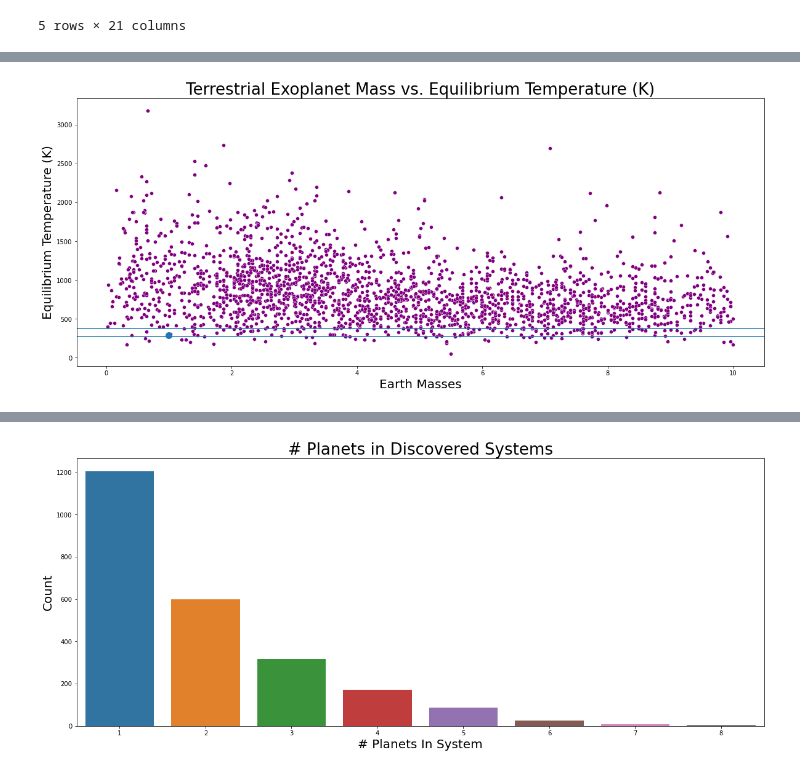
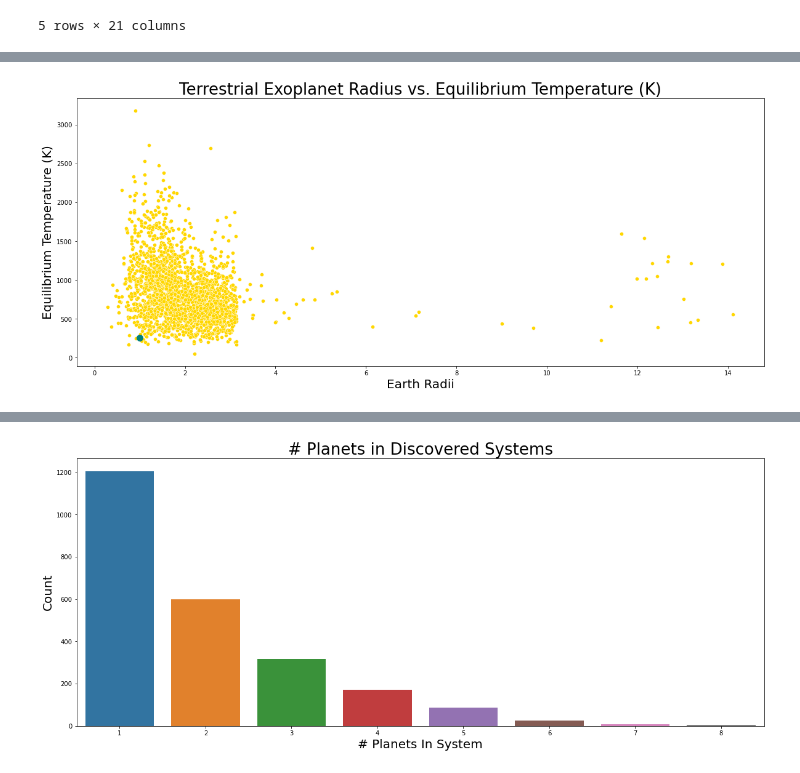
Before and after one commit to medrich/exos_cap, a Jupyter notebook: milky_way_stuff.ipynb, the cells around one changed output, grey strips where cells are left out. Drawn from its saved outputs; the diff is of its cells as text; code cells hidden in the pictures.

```diff
--- a/milky_way_stuff.ipynb
+++ b/milky_way_stuff.ipynb
@@ -279,22 +303,20 @@ ax.legend(title='Equilibrium Temp (K)')
 # %%
 fig=plt.gcf()
 fig.set_size_inches(20,8)
 
-ax = sb.scatterplot(x="pl_bmasse",
+ax = sb.scatterplot(x="pl_rade",
                     y="pl_eqt",
                     data=rocky_planets,
-                    color = 'purple')
+                    color = 'gold')
 
 #specfiy axis labels
-ax.set_xlabel(xlabel='Earth Masses', fontsize = 20)
+ax.set_xlabel(xlabel='Earth Radii', fontsize = 20)
 ax.set_ylabel(ylabel='Equilibrium Temperature (K)',fontsize = 20)
-ax.set_title(label='Terrestrial Exoplanet Mass vs. Equilibrium Temperature (K)', fontsize=26)
-ax.scatter(1,288, marker='o', s=100)
-ax.axhline(273.15)
-ax.axhline(373.15)
+ax.set_title(label='Terrestrial Exoplanet Radius vs. Equilibrium Temperature (K)', fontsize=26)
+ax.scatter(1,255, marker='o', s=100,c='teal')
 ax.grid(False)
 
-#plt.savefig('images/rocky_mass_v_temp_scatter_watermarks.png')
+plt.savefig('images/rocky_rad_v_temp_scatter.png')
 # %% [output]
-[figure, old version]
+[figure, new version]
 # %%
```
Also changed, not shown: parts of 24 cells of this notebook, 26 other files.
